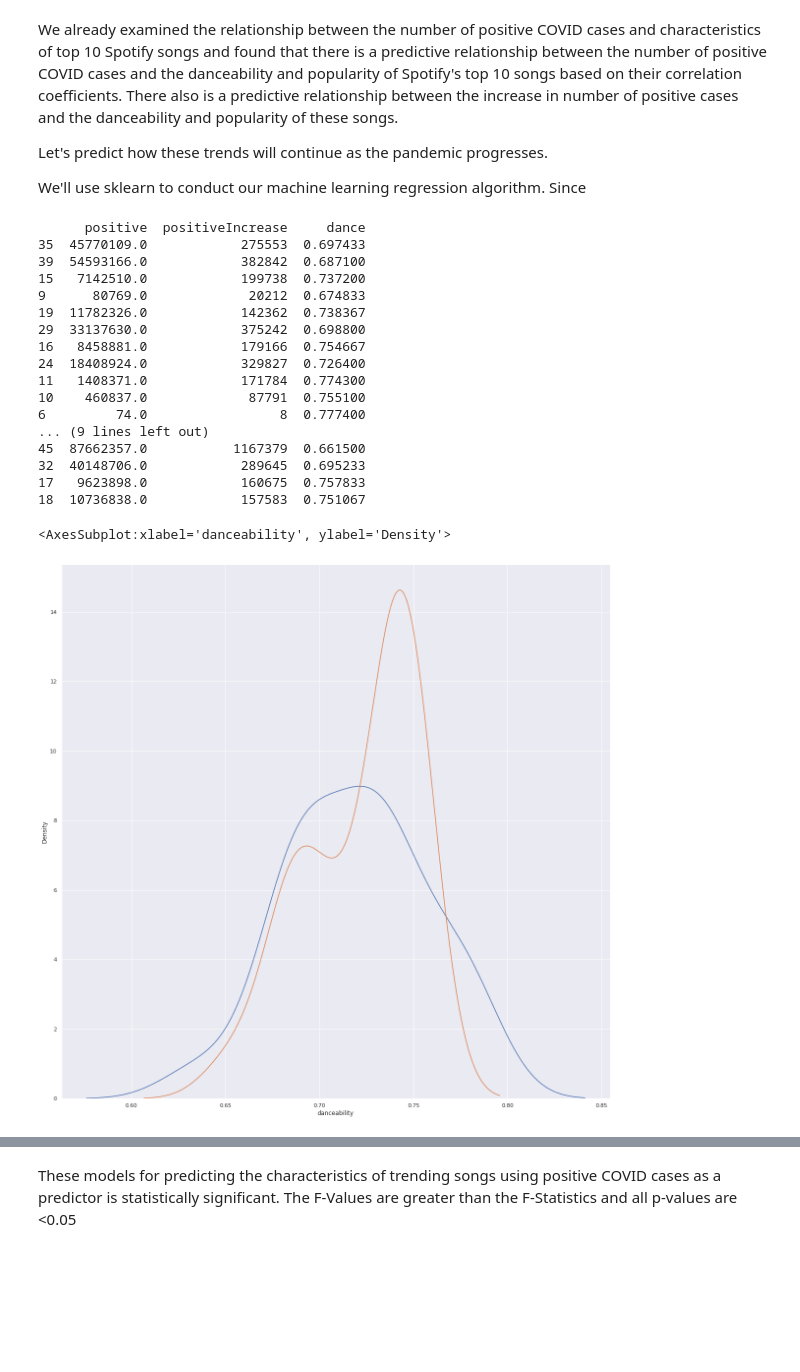
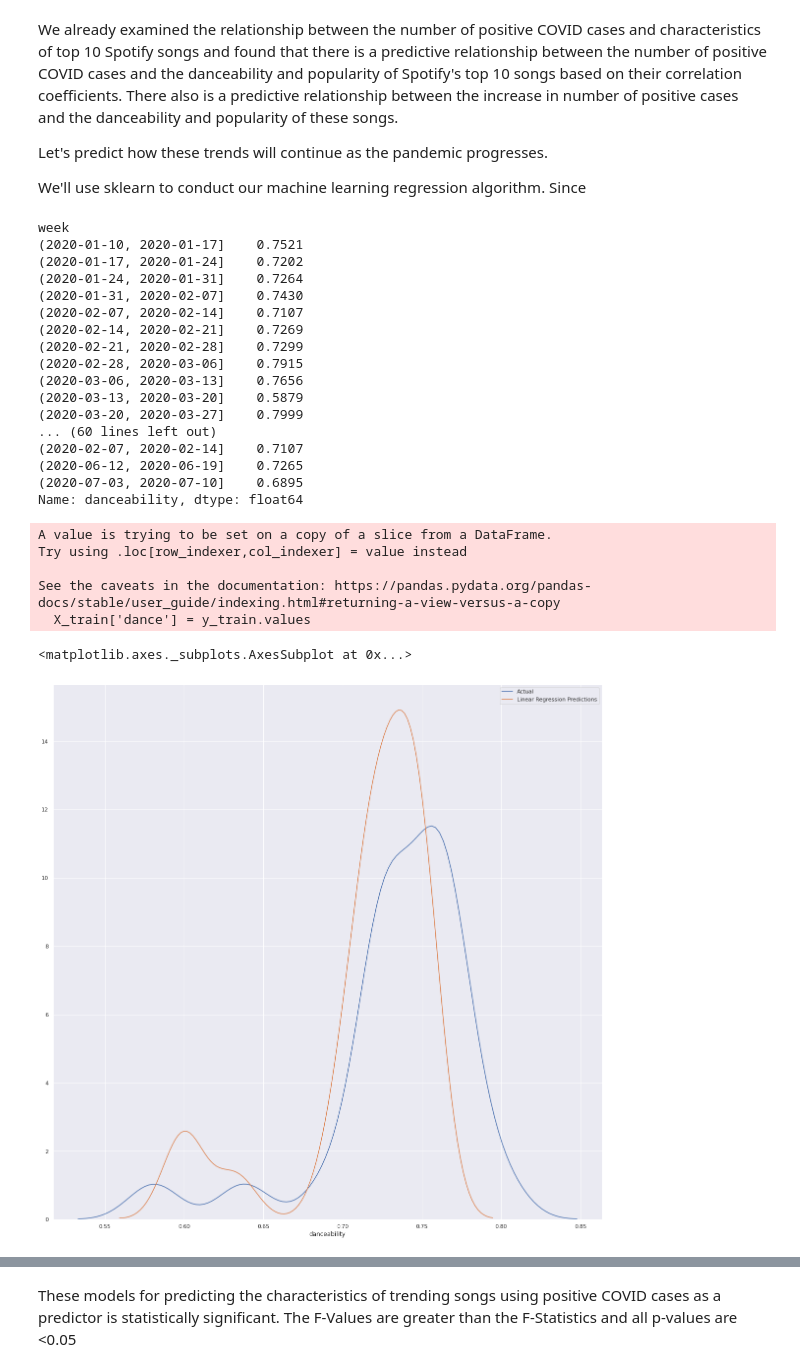
Before and after one commit to sonyal/COVIDSpotifyTrends, a Jupyter notebook: final.ipynb, the cells around one changed output, grey strips where cells are left out. Drawn from its saved outputs; the diff is of its cells as text; code cells hidden in the pictures; blank space fills up the shorter version.

```diff
--- a/final.ipynb
+++ b/final.ipynb
@@ -87,7 +87,7 @@ grouped_covid.head()
 # %% [markdown]
 As mentioned above, the weekly Spotify top 10 list for 2020 has been downloaded as a csv file. However, since the data is not robust, the Spotify developer API was used to get more detail information on the songs and collectively stored under [`data10.csv`](https://github.com/sonyal/COVIDSpotifyTrends/blob/main/data10.csv). The script to run this process is under [`spotify_data_extraction.py`](https://github.com/sonyal/COVIDSpotifyTrends/blob/main/spotify_data_extraction.py).
 # %%
-spotify_data = pd.read_csv('data.csv')
-spotify_data.head()
+spotify_data = pd.read_csv('data10.csv')
+spotify_data.tail()
 # %% [output]
 |  | name | album | artist | release_date | length | popularity | danceability | acousticness | ... |
@@ -299,43 +306,52 @@ Let's predict how these trends will continue as the pandemic progresses.
 
 
 We'll use sklearn to conduct our machine learning regression algorithm. Since
+# %%
+from sklearn.preprocessing import PolynomialFeatures
+from sklearn import linear_model
+from sklearn import model_selection
+
+X = grouped_covid.reset_index()[['positive', 'positiveIncrease']]
+y = grouped_spotify[:48].danceability
+
+X_train, X_test, y_train, y_test = model_selection.train_test_split(X, y, test_size=.5)
+X_train['dance'] = y_train.values
+print(y)
+print(y_train)
+# %% [output]
+week
+(2020-01-10, 2020-01-17]    0.7521
+(2020-01-17, 2020-01-24]    0.7202
+(2020-01-24, 2020-01-31]    0.7264
+(2020-01-31, 2020-02-07]    0.7430
+(2020-02-07, 2020-02-14]    0.7107
+(2020-02-14, 2020-02-21]    0.7269
+(2020-02-21, 2020-02-28]    0.7299
+(2020-02-28, 2020-03-06]    0.7915
+(2020-03-06, 2020-03-13]    0.7656
+(2020-03-13, 2020-03-20]    0.5879
+(2020-03-20, 2020-03-27]    0.7999
+... (60 lines left out)
+(2020-02-07, 2020-02-14]    0.7107
+(2020-06-12, 2020-06-19]    0.7265
+(2020-07-03, 2020-07-10]    0.6895
+Name: danceability, dtype: float64
+A value is trying to be set on a copy of a slice from a DataFrame.
+Try using .loc[row_indexer,col_indexer] = value instead
+
+See the caveats in the documentation: https://pandas.pydata.org/pandas-docs/stable/user_guide/indexing.html#returning-a-view-versus-a-copy
+  X_train['dance'] = y_train.values
 # %%
-from sklearn.preprocessing import PolynomialFeatures
-from sklearn import linear_model
-from sklearn import model_selection
 
-X = grouped_covid.reset_index()[['positive', 'positiveIncrease']]
-y = grouped_spotify['danceability']
-
-X_train, X_test, y_train, y_test = model_selection.train_test_split(X, y, test_size=.5)
-X_train['dance'] = y_train.values
-print(X_train)
 lr = smf.ols(formula='dance ~ positive + positiveIncrease', data=X_train).fit()
 preds_lr = lr.predict(X_test)
 
 f, ax = plt.subplots()
 sns.distplot(y_test, hist=False, label="Actual", ax=ax)
 sns.distplot(preds_lr, hist=False, label="Linear Regression Predictions", ax=ax)
 # %% [output]
-      positive  positiveIncrease     dance
-35  45770109.0            275553  0.697433
-39  54593166.0            382842  0.687100
-15   7142510.0            199738  0.737200
-9      80769.0             20212  0.674833
-19  11782326.0            142362  0.738367
-29  33137630.0            375242  0.698800
-16   8458881.0            179166  0.754667
-24  18408924.0            329827  0.726400
-11   1408371.0            171784  0.774300
-10    460837.0             87791  0.755100
-6         74.0                 8  0.777400
-... (9 lines left out)
-45  87662357.0           1167379  0.661500
-32  40148706.0            289645  0.695233
-17   9623898.0            160675  0.757833
-18  10736838.0            157583  0.751067
+<matplotlib.axes._subplots.AxesSubplot at 0x...>
-<AxesSubplot:xlabel='danceability', ylabel='Density'>
-[figure, old version]
+[figure, new version]
 # %%
 from scipy.stats import f as ft
 
```
Also changed, not shown: parts of 14 cells of this notebook.
